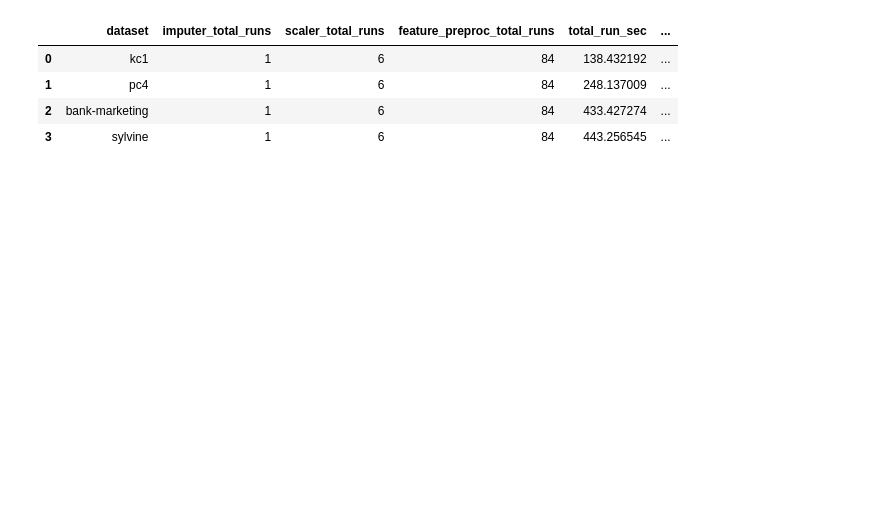
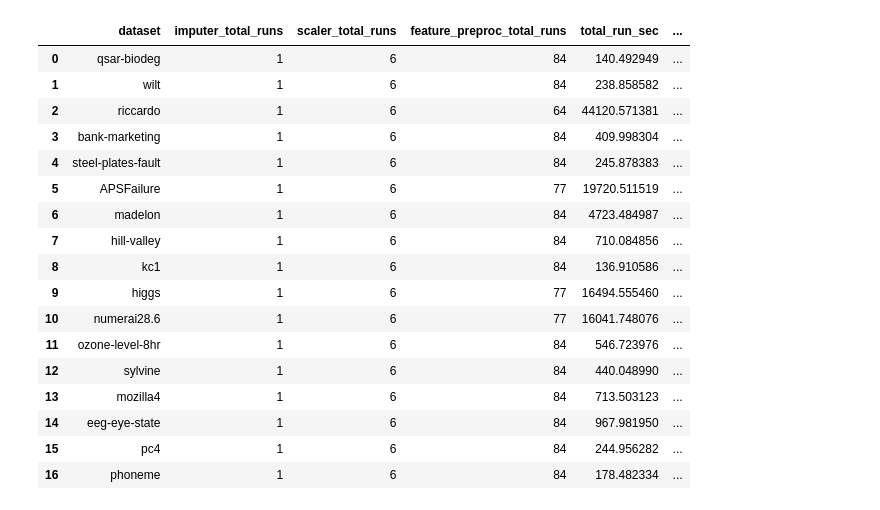
Before and after one commit to cls-python/cls-luigi_paper, a Jupyter notebook: automl_pipelines/time_and_runs_analysis.ipynb, the cells around one changed output. Saved outputs shown, nothing was run; the diff lists cells and outputs as text; code cells hidden in the pictures; blank space fills up the shorter version.

Commit message:
updated with new datasets

```diff
--- a/automl_pipelines/time_and_runs_analysis.ipynb
+++ b/automl_pipelines/time_and_runs_analysis.ipynb
@@ -48,7 +48,10 @@ def get_node_average_run_time_and_count(node_name, ds, mean=True):
             run_times.append(
                 load_josn(pjoin(dataset_path, file))["total_seconds"])
 
-    average = sum(run_times) / len(run_times)
+
+    if len(run_times) == 0:
+        return 0, 0
+
     if mean:
         average = sum(run_times) / len(run_times)
     else:
@@ -118,7 +121,7 @@ def get_savings_and_actual_run_info(ds_name, mean=True):
 def get_total_run_sec(ds_name):
     return load_josn(f"logs/{ds_name}_time.json")["total_seconds"]
 # %%
-def make_summary_saving_dataframe(mean=True):
+def make_summary_saving_dataframe(datasets, mean=True):
 
     dataset = []
     imputer_total_saved_time = []
@@ -141,9 +144,7 @@ def make_summary_saving_dataframe(mean=True):
 
 
 
-    for ds in ["kc1", "pc4", "bank-marketing", "sylvine"]:
-
-        dataset.append(ds)
+    for ds in datasets:
 
         ds_savings, ds_actual = get_savings_and_actual_run_info(ds, mean=mean)
         imputer_total_saved_time.append(ds_savings["imputer_total_saved_time"])
@@ -170,7 +171,7 @@ def make_summary_saving_dataframe(mean=True):
     df = pd.DataFrame()
 
 
-    df["dataset"] = dataset
+    df["dataset"] = datasets
     df["imputer_total_runs"] = imputer_total_runs
     df["scaler_total_runs"] = scaler_total_runs
     df["feature_preproc_total_runs"] = feature_preproc_total_runs
@@ -193,13 +194,33 @@ def make_summary_saving_dataframe(mean=True):
     df["time_saving_percent"] = df["total_saved_sec"] / df["total_run_sec"] * 100
 
     return df
+# %%
+
+
+
+datasets = ['qsar-biodeg', 'wilt',
+            'riccardo',
+            'bank-marketing', 'steel-plates-fault', 'APSFailure', 'madelon', 'hill-valley', 'kc1', 'higgs', 'numerai28.6', 'ozone-level-8hr', 'sylvine', 'mozilla4', 'eeg-eye-state', 'pc4', 'phoneme']
 # %%
-make_summary_saving_dataframe(mean=True)
+make_summary_saving_dataframe(datasets, mean=True)
 # %% [output]
 |  | dataset | imputer_total_runs | scaler_total_runs | feature_preproc_total_runs | total_run_sec | ... |
-| 0 | kc1 | 1 | 6 | 84 | 138.432192 | ... |
-| 1 | pc4 | 1 | 6 | 84 | 248.137009 | ... |
-| 2 | bank-marketing | 1 | 6 | 84 | 433.427274 | ... |
-| 3 | sylvine | 1 | 6 | 84 | 443.256545 | ... |
+| 0 | qsar-biodeg | 1 | 6 | 84 | 140.492949 | ... |
+| 1 | wilt | 1 | 6 | 84 | 238.858582 | ... |
+| 2 | riccardo | 1 | 6 | 64 | 44120.571381 | ... |
+| 3 | bank-marketing | 1 | 6 | 84 | 409.998304 | ... |
+| 4 | steel-plates-fault | 1 | 6 | 84 | 245.878383 | ... |
+| 5 | APSFailure | 1 | 6 | 77 | 19720.511519 | ... |
+| 6 | madelon | 1 | 6 | 84 | 4723.484987 | ... |
+| 7 | hill-valley | 1 | 6 | 84 | 710.084856 | ... |
+| 8 | kc1 | 1 | 6 | 84 | 136.910586 | ... |
+| 9 | higgs | 1 | 6 | 77 | 16494.555460 | ... |
+| 10 | numerai28.6 | 1 | 6 | 77 | 16041.748076 | ... |
+| 11 | ozone-level-8hr | 1 | 6 | 84 | 546.723976 | ... |
+| 12 | sylvine | 1 | 6 | 84 | 440.048990 | ... |
+| 13 | mozilla4 | 1 | 6 | 84 | 713.503123 | ... |
+| 14 | eeg-eye-state | 1 | 6 | 84 | 967.981950 | ... |
+| 15 | pc4 | 1 | 6 | 84 | 244.956282 | ... |
+| 16 | phoneme | 1 | 6 | 84 | 178.482334 | ... |
 # %%
 
```
Also changed, not shown: parts of 1 cell of this notebook.
